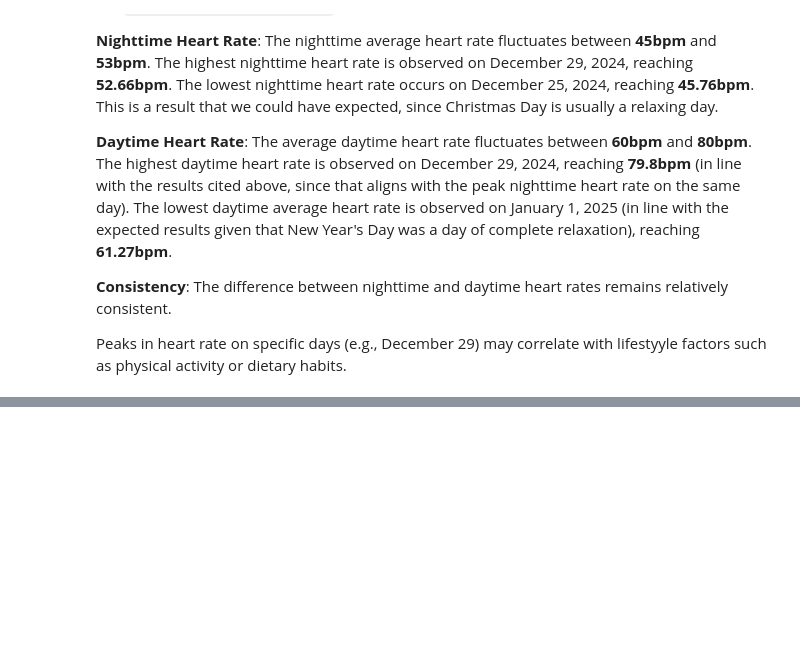
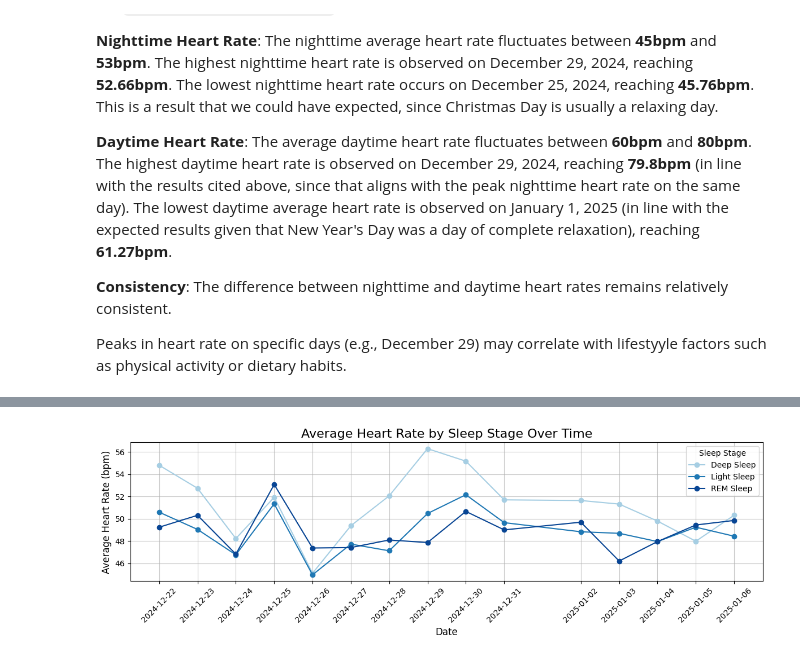
Before and after one commit to valecase4/GarminHealthInsights, a Jupyter notebook: main.ipynb, the cells around one changed output, grey strips where cells are left out. Drawn from its saved outputs; the diff is of its cells as text; code cells hidden in the pictures; blank space fills up the shorter version.

Commit message:
Analyzed the average heart rate values during the different sleep stages. Result: deep sleep stage is the stage with the highest average heart rate value.

```diff
--- a/main.ipynb
+++ b/main.ipynb
@@ -621,0 +661,3 @@ Peaks in heart rate on specific days (e.g., December 29) may correlate with life
+# %%
+sleep_hr_data = calculate_sleep_phase_hr()
+print(sleep_hr_data)
@@ -621,0 +666,4 @@ Peaks in heart rate on specific days (e.g., December 29) may correlate with life
+# %%
+sleep_hr_df = pd.DataFrame(sleep_hr_data).T # Transposed dataframe
+sleep_hr_df.index = pd.to_datetime(sleep_hr_df.index)
+sleep_hr_df
@@ -621,0 +687,25 @@ Peaks in heart rate on specific days (e.g., December 29) may correlate with life
+# %%
+def plot_sleep_stage_hr(df):
+    """
+    Plot average heart rate by sleep stage over time by using trend lines.
+    """
+    plt.figure(figsize=(12, 4))
+
+    plt.plot(df.index, df['deep'], color='#a6cee3', label='Deep Sleep', marker='o')
+    plt.plot(df.index, df['light'], color='#1f78b4', label='Light Sleep', marker='o')
+    plt.plot(df.index, df['rem'], color='#084594', label='REM Sleep', marker='o')
+
+    plt.title('Average Heart Rate by Sleep Stage Over Time', fontsize=16)
+    plt.xlabel('Date', fontsize=12)
+    plt.ylabel('Average Heart Rate (bpm)', fontsize=12)
+    plt.legend(title='Sleep Stage', fontsize=10)
+    plt.grid(True, alpha=0.7)
+
+    plt.xticks([date for date in df.index], rotation=45)
+
+    plt.tight_layout()
+    plt.show()
+# %%
+plot_sleep_stage_hr(sleep_hr_df)
+# %% [output]
+[figure, added]
```
Also changed, not shown: parts of 17 cells of this notebook.
